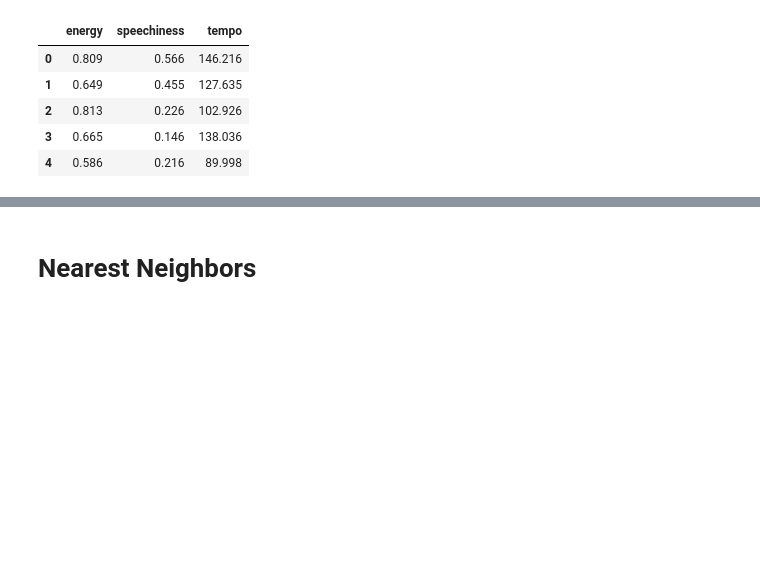
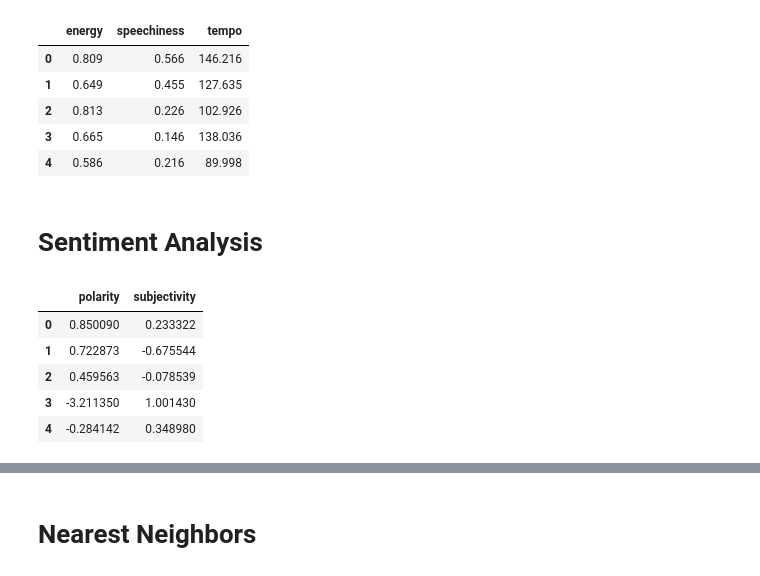
Before and after one commit to ZachHeick/Project_Kojak, a Jupyter notebook: Pipeline/Pipeline.ipynb, the cells around one changed output, grey strips where cells are left out. Cells and saved outputs as stored; diff of their text form; code cells hidden in the pictures; blank space fills up the shorter version.

Commit message:
Included Sentiment Analysis

```diff
--- a/Pipeline/Pipeline.ipynb
+++ b/Pipeline/Pipeline.ipynb
@@ -91,4 +92,25 @@ track_metadata.head()
 # %%
 ss = StandardScaler()
 track_metadata_ss = pd.DataFrame(data=ss.fit_transform(track_metadata), columns=track_metadata.columns)
+# %% [markdown]
+# Sentiment Analysis
+# %%
+song_lyrics = df['lyrics']
+# %%
+lyrics_sentiment = {'polarity':[], 'subjectivity':[]}
+for song in song_lyrics:
+    sentiment = TextBlob(song).sentiment
+    lyrics_sentiment['polarity'].append(sentiment[0])
+    lyrics_sentiment['subjectivity'].append(sentiment[1])
+# %%
+lyrics_sentiment_df = pd.DataFrame.from_dict(lyrics_sentiment)
+lyrics_sentiment_ss = pd.DataFrame(data=ss.fit_transform(lyrics_sentiment_df), columns=lyrics_sentiment_df.columns)
+lyrics_sentiment_ss.head()
+# %% [output]
+|  | polarity | subjectivity |
+| 0 | 0.850090 | 0.233322 |
+| 1 | 0.722873 | -0.675544 |
+| 2 | 0.459563 | -0.078539 |
+| 3 | -3.211350 | 1.001430 |
+| 4 | -0.284142 | 0.348980 |
 # %%
```
Also changed, not shown: parts of 4 cells of this notebook.
